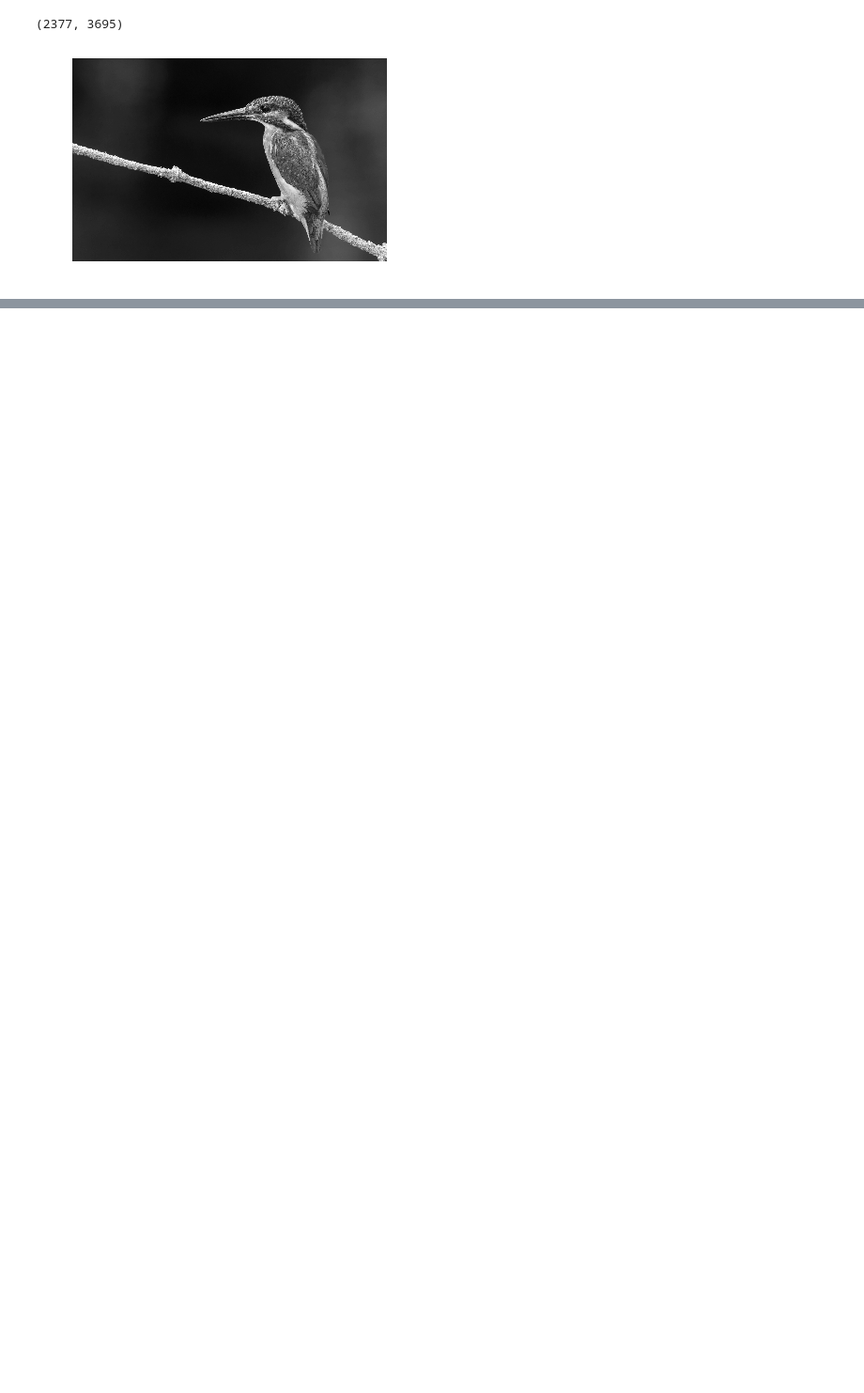
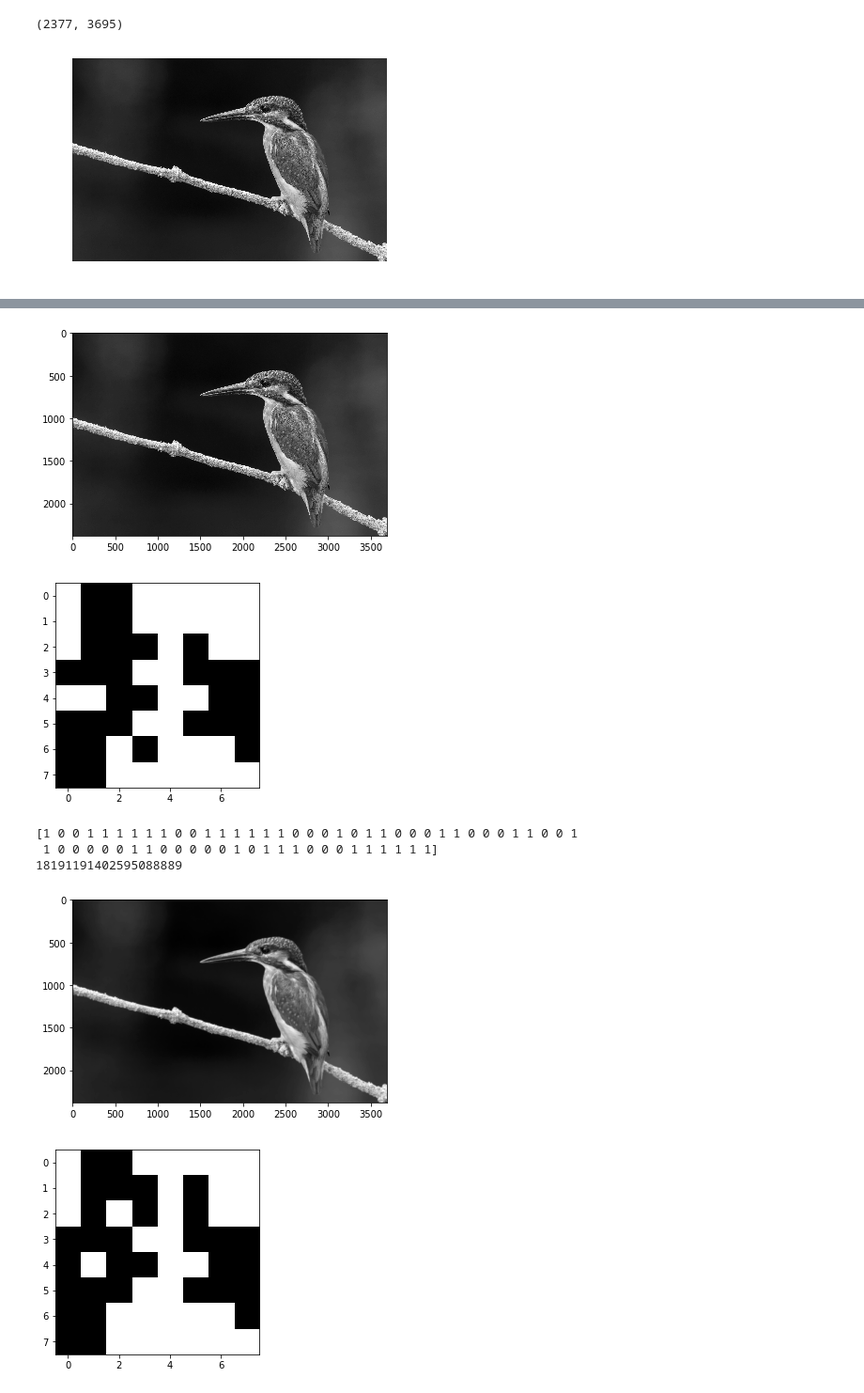
Before and after one commit to InterruptSpeed/image-hash, a Jupyter notebook: Hello, image hashing.ipynb, the cells around one changed output, grey strips where cells are left out. Shown at 94% size. Cells and saved outputs as stored; diff of their text form; code cells hidden in the pictures; blank space fills up the shorter version.

```diff
--- a/Hello, image hashing.ipynb
+++ b/Hello, image hashing.ipynb
@@ -113,9 +131,9 @@ print(needle_hash)
 
 MAX_KERNEL_LENGTH = 31
 src2 = cv2.imread("test_imgs/bird.jpg", cv2.IMREAD_GRAYSCALE)
-hay = dhash2(src2, HASH_SIZE)
-#dst = cv2.GaussianBlur(src2, (MAX_KERNEL_LENGTH, MAX_KERNEL_LENGTH), 0)
-#hay = dhash2(dst, HASH_SIZE)
+#hay = dhash2(src2, HASH_SIZE)
+dst = cv2.GaussianBlur(src2, (MAX_KERNEL_LENGTH, MAX_KERNEL_LENGTH), 0)
+hay = dhash2(dst, HASH_SIZE)
 
 print(hay.astype(int))
 
@@ -123,30 +141,38 @@ hay_hash = sum([2 ** i for (i, v) in enumerate(needle) if v])
 print(hay_hash)
 
 delta = dist.hamming(needle, hay)
 if delta == 0:
     print("identical")
 elif delta < 0.1:
     print("similar")
 else:
     print("different")
 
 bit_delta = np.sum(needle != hay)
 print(bit_delta)
 if bit_delta == 0:
     print("identical")
 elif bit_delta < 11:
     print("similar")
 else:
     print("different")
 
 print(dist.hamming(needle, hay))
 print(hay_hash - needle_hash)
 
 #print(needle.shape)
 #print(needle)
 bit_xor = np.resize(np.bitwise_xor(needle, hay), dim)
 
 print(bit_xor.shape)
 print(bit_xor.astype(int))
 plt.imshow(bit_xor, cmap="gray")
 plt.show()
+# %% [output]
+[figure, added]
+[figure, added]
+[1 0 0 1 1 1 1 1 1 0 0 1 1 1 1 1 1 0 0 0 1 0 1 1 0 0 0 1 1 0 0 0 1 1 0 0 1
+ 1 0 0 0 0 0 1 1 0 0 0 0 0 1 0 1 1 1 0 0 0 1 1 1 1 1 1]
+18191191402595088889
+[figure, added]
+[figure, added]
```
Also changed, not shown: parts of 6 cells of this notebook.
